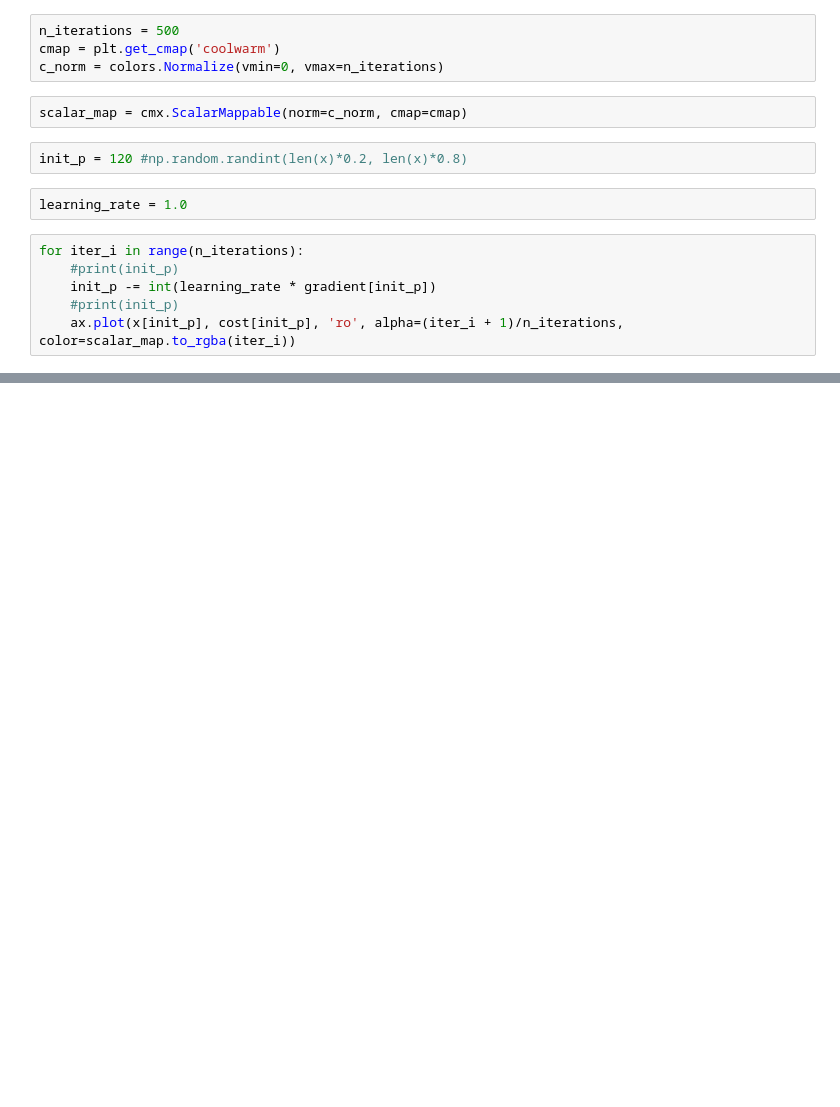
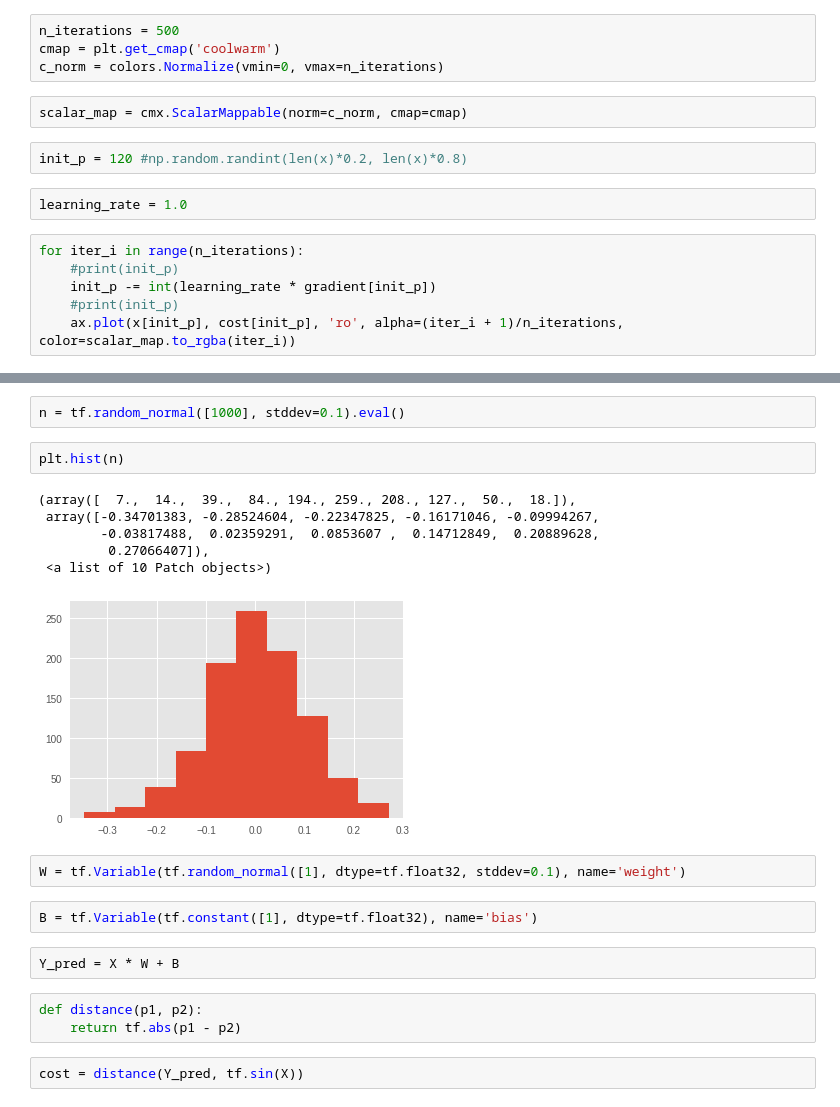
Before and after one commit to JacksonIsaac/kadenze-deeplearning-creative-applications, a Jupyter notebook: Kadenze_Session_2.ipynb, the cells around one changed output, grey strips where cells are left out. Saved outputs shown, nothing was run; the diff lists cells and outputs as text; blank space fills up the shorter version.

Commit message:
Create tensorflow placeholders for data variables

```diff
--- a/Kadenze_Session_2.ipynb
+++ b/Kadenze_Session_2.ipynb
@@ -82,0 +126,22 @@ for iter_i in range(n_iterations):
+# %%
+n = tf.random_normal([1000], stddev=0.1).eval()
+# %%
+plt.hist(n)
+# %% [output]
+(array([  7.,  14.,  39.,  84., 194., 259., 208., 127.,  50.,  18.]),
+ array([-0.34701383, -0.28524604, -0.22347825, -0.16171046, -0.09994267,
+        -0.03817488,  0.02359291,  0.0853607 ,  0.14712849,  0.20889628,
+         0.27066407]),
+ <a list of 10 Patch objects>)
+[figure, added]
+# %%
+W = tf.Variable(tf.random_normal([1], dtype=tf.float32, stddev=0.1), name='weight')
+# %%
+B = tf.Variable(tf.constant([1], dtype=tf.float32), name='bias')
+# %%
+Y_pred = X * W + B
+# %%
+def distance(p1, p2):
+    return tf.abs(p1 - p2)
+# %%
+cost = distance(Y_pred, tf.sin(X))
```
Also changed, not shown: parts of 22 cells of this notebook.
